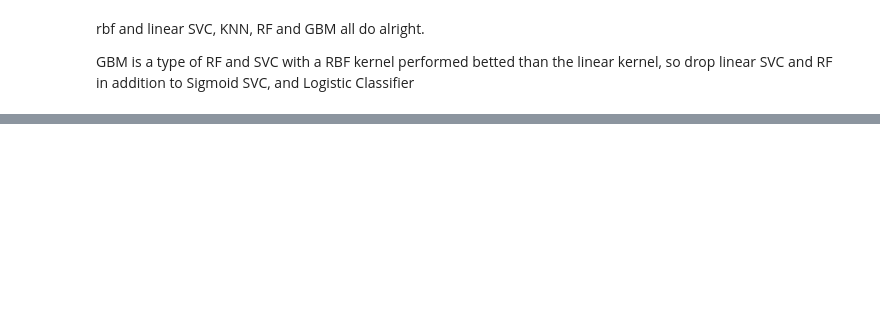
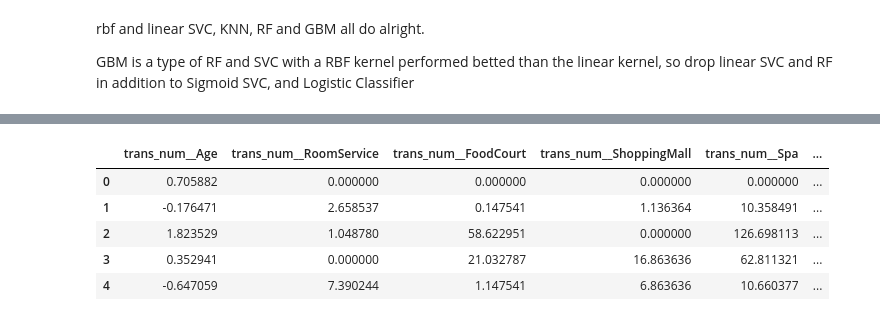
Before and after one commit to lorcanrae/spaceship-titanic, a Jupyter notebook: notebooks/lorcanrae-spacetitanic-EDA-Copy1.ipynb, the cells around one changed output, grey strips where cells are left out. Cells and saved outputs as stored; diff of their text form; code cells hidden in the pictures; blank space fills up the shorter version.

```diff
--- a/notebooks/lorcanrae-spacetitanic-EDA-Copy1.ipynb
+++ b/notebooks/lorcanrae-spacetitanic-EDA-Copy1.ipynb
@@ -747,0 +767,5 @@ models = {'rbf_svc':
+# %%
+for model in models_dict.values():
+    print(model['best_score'])
+    print(model['best_params'])
+    print(model['best_estimator'])
@@ -747,0 +792,2 @@ models = {'rbf_svc':
+# %%
+best_models = [model['best_estimator'] for model in models_dict.values()]
@@ -747,0 +814,6 @@ models = {'rbf_svc':
+# %%
+voting_classifier = VotingClassifier(estimators=best_models,
+                                     voting='soft',
+                                     weights=[1,1,1])
+
+final_pipe = make_pipeline(preproc, voting_classifier)
@@ -747,0 +829,3 @@ models = {'rbf_svc':
+# %%
+final_pipe.fit(X_train, y_train)
+predictions = final_pipe.predict(X_test)
@@ -776,0 +882,9 @@ importance_df.sort_values(by='score decrease', ascending=False) # Sort by import
+# %%
+pd.DataFrame(preproc.fit_transform(X_train), columns=preproc[-1].get_feature_names_out()).head()
+# %% [output]
+|  | trans_num__Age | trans_num__RoomService | trans_num__FoodCourt | trans_num__ShoppingMall | trans_num__Spa | ... |
+| 0 | 0.705882 | 0.000000 | 0.000000 | 0.000000 | 0.000000 | ... |
+| 1 | -0.176471 | 2.658537 | 0.147541 | 1.136364 | 10.358491 | ... |
+| 2 | 1.823529 | 1.048780 | 58.622951 | 0.000000 | 126.698113 | ... |
+| 3 | 0.352941 | 0.000000 | 21.032787 | 16.863636 | 62.811321 | ... |
+| 4 | -0.647059 | 7.390244 | 1.147541 | 6.863636 | 10.660377 | ... |
```
Also changed, not shown: parts of 38 cells of this notebook.
